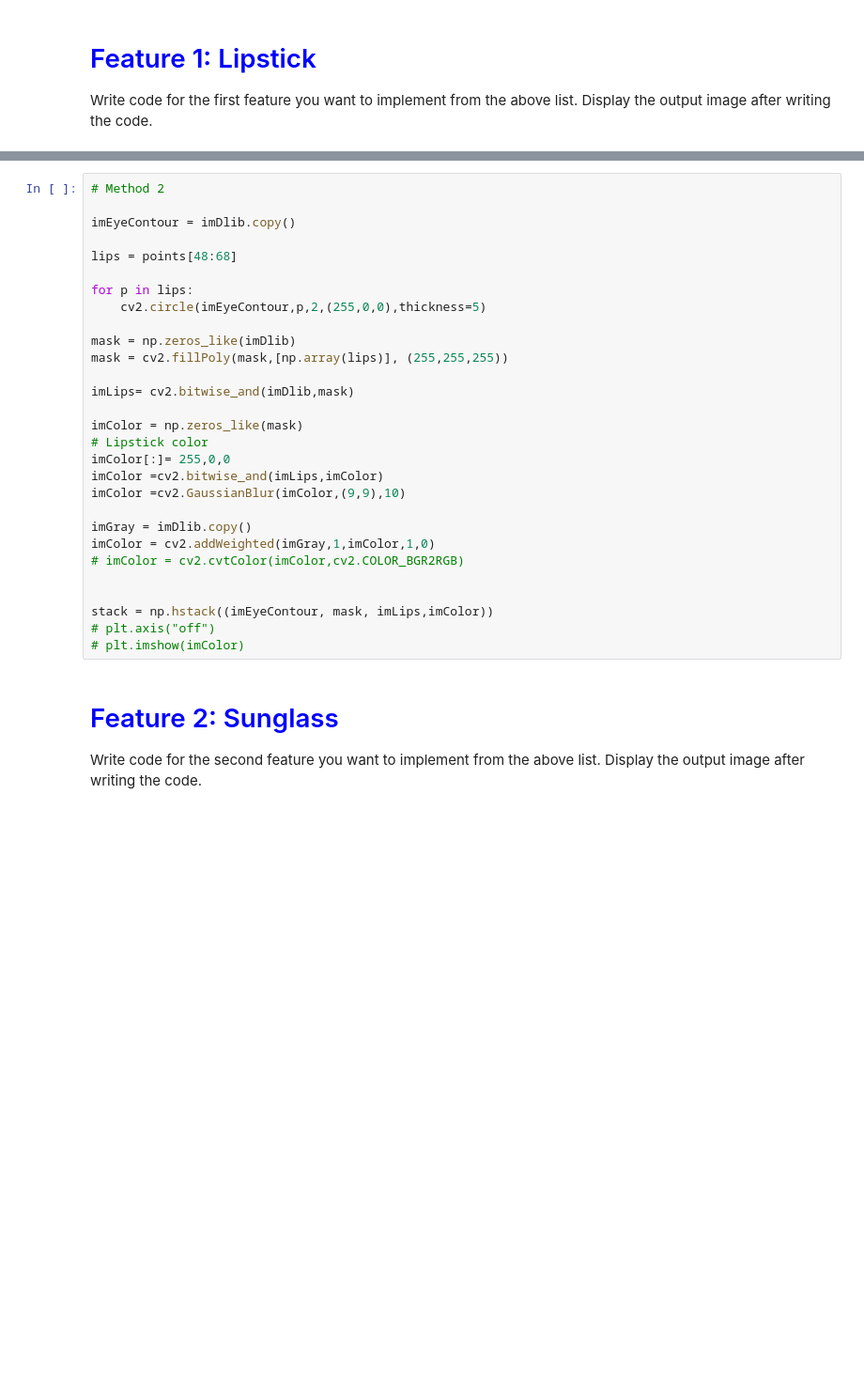
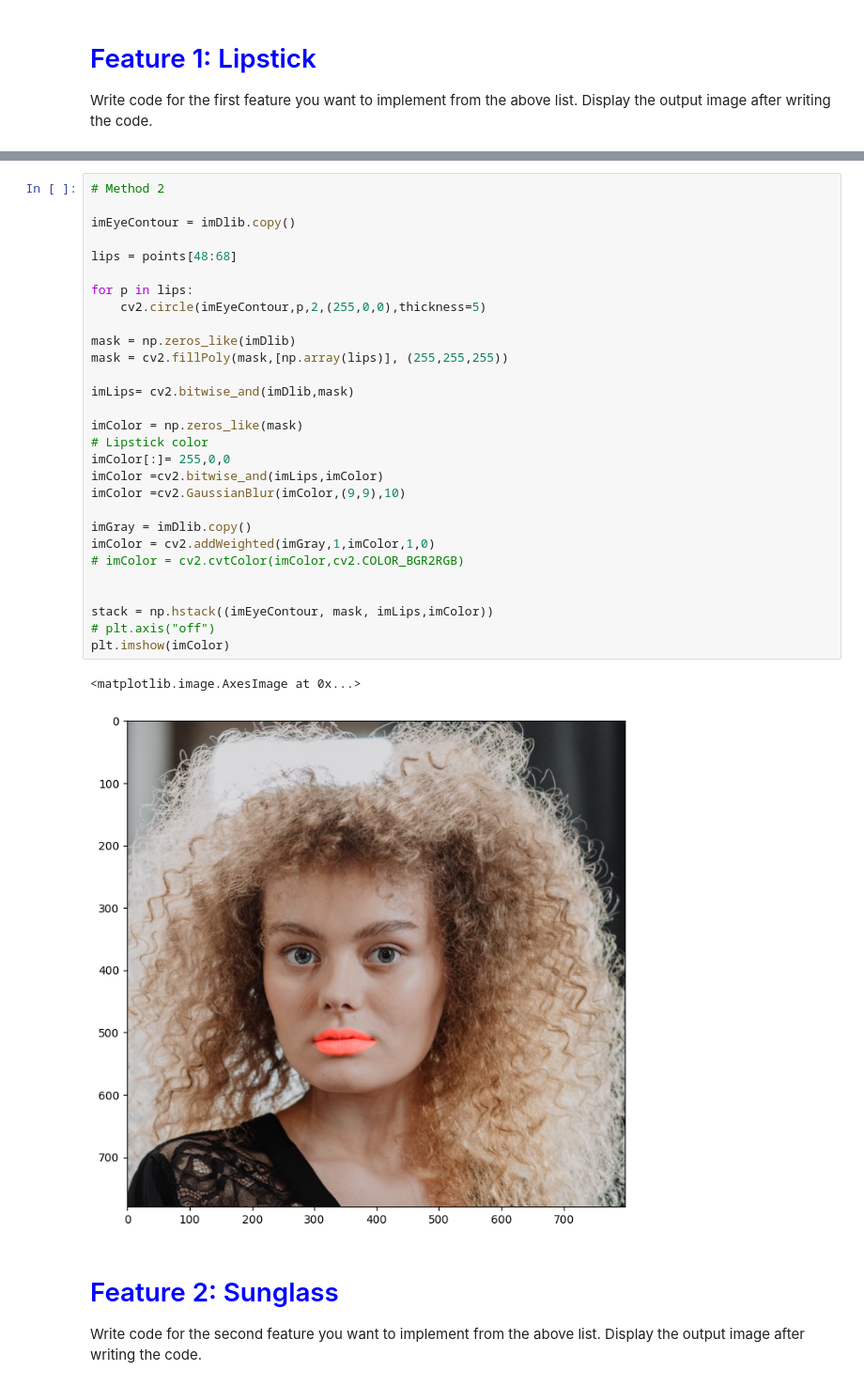
Before and after one commit to DastanIqbal/LearnOpenCV, a Jupyter notebook: src/OpenCV/dlap/project1-virtual-makeup/Virtual-Makeup.ipynb, the cells around one changed output, grey strips where cells are left out. Shown at 94% size. Drawn from its saved outputs; the diff is of its cells as text; blank space fills up the shorter version.

```diff
--- a/src/OpenCV/dlap/project1-virtual-makeup/Virtual-Makeup.ipynb
+++ b/src/OpenCV/dlap/project1-virtual-makeup/Virtual-Makeup.ipynb
@@ -136,32 +139,35 @@ outImage = alpha*fore + (1 - alpha)*back
 # %%
 # Method 2
 
 imEyeContour = imDlib.copy()
 
 lips = points[48:68]
 
 for p in lips:
     cv2.circle(imEyeContour,p,2,(255,0,0),thickness=5)
 
 mask = np.zeros_like(imDlib)
 mask = cv2.fillPoly(mask,[np.array(lips)], (255,255,255))
 
 imLips= cv2.bitwise_and(imDlib,mask)
 
 imColor = np.zeros_like(mask)
 # Lipstick color
 imColor[:]= 255,0,0
 imColor =cv2.bitwise_and(imLips,imColor)
 imColor =cv2.GaussianBlur(imColor,(9,9),10)
 
 imGray = imDlib.copy()
 imColor = cv2.addWeighted(imGray,1,imColor,1,0)
 # imColor = cv2.cvtColor(imColor,cv2.COLOR_BGR2RGB)
 
 
 stack = np.hstack((imEyeContour, mask, imLips,imColor))
 # plt.axis("off")
-# plt.imshow(imColor)
+plt.imshow(imColor)
+# %% [output]
+<matplotlib.image.AxesImage at 0x...>
+[figure, added]
 # %% [markdown]
 # <font color="blue">Feature 2: Sunglass</font>
 Write code for the second feature you want to implement from the above list. Display the output image after writing the code.
```
Also changed, not shown: parts of 8 cells of this notebook, 1 other file.
